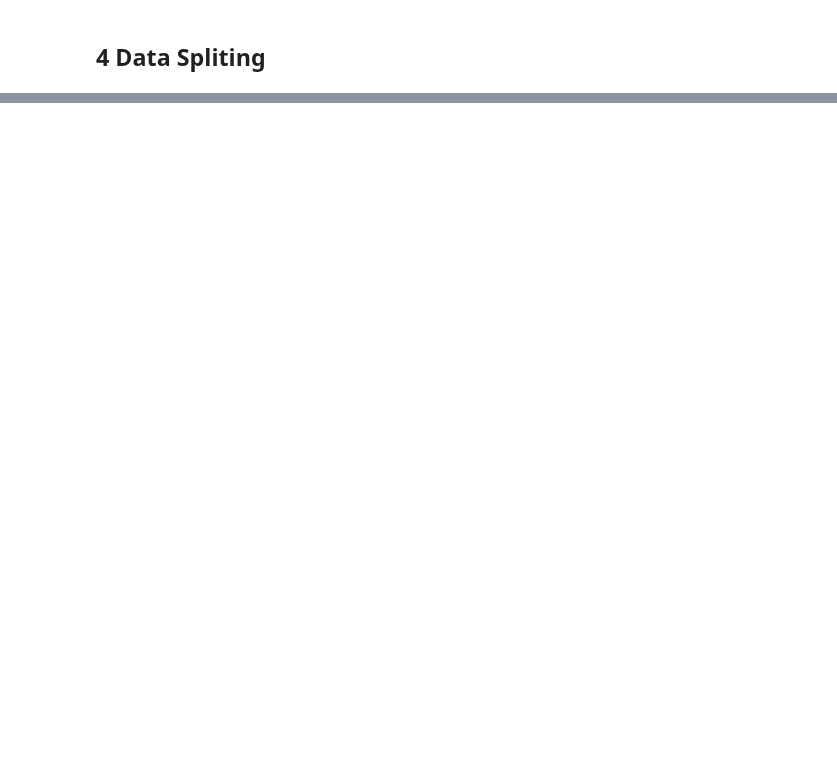
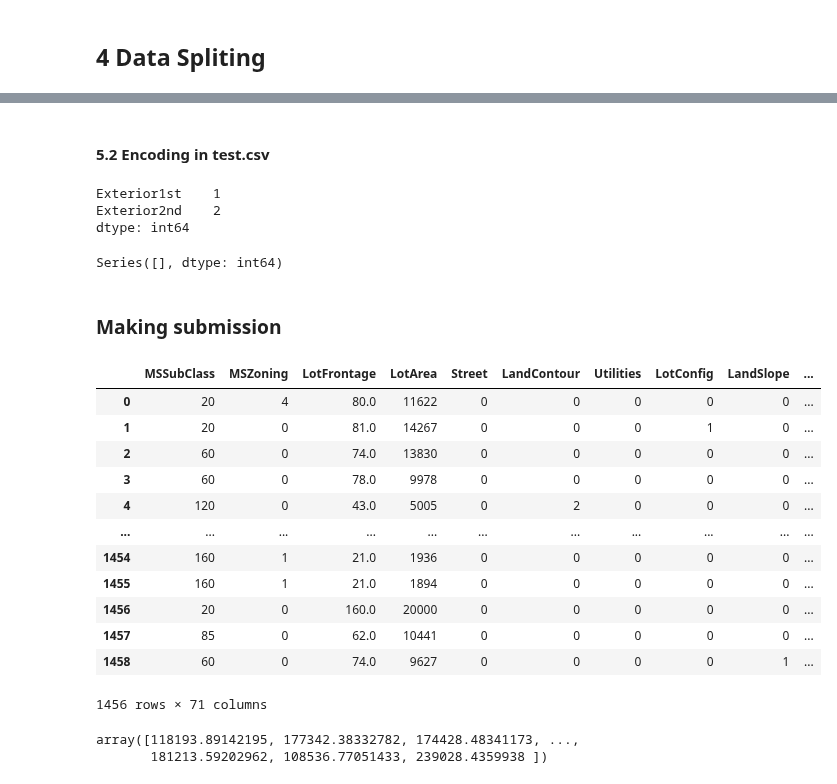
Before and after one commit to VishalyGinny/Data-Science-Projects, a Jupyter notebook: house-prices-advanced-regression-techniques/houseprice.ipynb, the cells around one changed output, grey strips where cells are left out. Drawn from its saved outputs; the diff is of its cells as text; code cells hidden in the pictures; blank space fills up the shorter version.

```diff
--- a/house-prices-advanced-regression-techniques/houseprice.ipynb
+++ b/house-prices-advanced-regression-techniques/houseprice.ipynb
@@ -1212,0 +644,3 @@ print(y_pred)
+# %%
+# drop the columns that were dropped to train the model
+submission_data = submission_data.drop(['Alley', 'FireplaceQu', 'PoolQC', 'Fence', 'MiscFeature', 'MasVnrType', 'CentralAir', 'LotShape'], axis=1)
@@ -1212,0 +689,20 @@ print(y_pred)
+# %%
+# impute the missing in the categorical columns with the mode
+submission_data['MSZoning'] = submission_data['MSZoning'].fillna(submission_data['MSZoning'].mode()[0])
+submission_data['Utilities'] = submission_data['Utilities'].fillna(submission_data['Utilities'].mode()[0])
+submission_data['Exterior1st'] = submission_data['Exterior1st'].fillna(submission_data['Exterior1st'].mode()[0])
+submission_data['Exterior2nd'] = submission_data['Exterior2nd'].fillna(submission_data['Exterior2nd'].mode()[0])
+submission_data['KitchenQual'] = submission_data['KitchenQual'].fillna(submission_data['KitchenQual'].mode()[0])
+submission_data['BsmtQual'] = submission_data['BsmtQual'].fillna(submission_data['BsmtQual'].mode()[0])
+submission_data['BsmtCond'] = submission_data['BsmtCond'].fillna(submission_data['BsmtCond'].mode()[0])
+submission_data['BsmtExposure'] = submission_data['BsmtExposure'].fillna(submission_data['BsmtExposure'].mode()[0])
+submission_data['BsmtFinType1'] = submission_data['BsmtFinType1'].fillna(submission_data['BsmtFinType1'].mode()[0])
+submission_data['BsmtFinType2'] = submission_data['BsmtFinType2'].fillna(submission_data['BsmtFinType2'].mode()[0])
+submission_data['KitchenQual'] = submission_data['KitchenQual'].fillna(submission_data['KitchenQual'].mode()[0])
+submission_data['Functional'] = submission_data['Functional'].fillna(submission_data['Functional'].mode())
+submission_data['GarageType'] = submission_data['GarageType'].fillna(submission_data['GarageType'].mode()[0])
+submission_data['GarageFinish'] = submission_data['GarageFinish'].fillna(submission_data['GarageFinish'].mode()[0])
+submission_data['GarageQual'] = submission_data['GarageQual'].fillna(submission_data['GarageQual'].mode()[0])
+submission_data['GarageCond'] = submission_data['GarageCond'].fillna(submission_data['GarageCond'].mode()[0])
+submission_data['SaleType'] = submission_data['SaleType'].fillna(submission_data['SaleType'].mode()[0])
+submission_data['Functional'] = submission_data['Functional'].fillna(submission_data['Functional'].mode()[0])
@@ -1212,0 +730,13 @@ print(y_pred)
+# %%
+# impute the missing in the numerical columns with the mean
+submission_data['LotFrontage'] = submission_data['LotFrontage'].fillna(submission_data['LotFrontage'].mean())
+submission_data['MasVnrArea'] = submission_data['MasVnrArea'].fillna(submission_data['MasVnrArea'].mean())
+submission_data['BsmtFinSF1'] = submission_data['BsmtFinSF1'].fillna(submission_data['BsmtFinSF1'].mean())
+submission_data['BsmtFinSF2'] = submission_data['BsmtFinSF2'].fillna(submission_data['BsmtFinSF2'].mean())
+submission_data['BsmtUnfSF'] = submission_data['BsmtUnfSF'].fillna(submission_data['BsmtUnfSF'].mean())
+submission_data['TotalBsmtSF'] = submission_data['TotalBsmtSF'].fillna(submission_data['TotalBsmtSF'].mean())
+submission_data['BsmtFullBath'] = submission_data['BsmtFullBath'].fillna(submission_data['BsmtFullBath'].mean())
+submission_data['BsmtHalfBath'] = submission_data['BsmtHalfBath'].fillna(submission_data['BsmtHalfBath'].mean())
+submission_data['GarageYrBlt'] = submission_data['GarageYrBlt'].fillna(submission_data['GarageYrBlt'].mean())
+submission_data['GarageCars'] = submission_data['GarageCars'].fillna(submission_data['GarageCars'].mean())
+submission_data['GarageArea'] = submission_data['GarageArea'].fillna(submission_data['GarageArea'].mean())
@@ -1212,0 +769,2 @@ print(y_pred)
+# %% [markdown]
+#### 5.2 Encoding in test.csv
@@ -1212,0 +820,40 @@ print(y_pred)
+# %%
+# show the records with nan values
+submission_data.isna().sum()[submission_data.isna().sum() > 0]
+# %% [output]
+Exterior1st    1
+Exterior2nd    2
+dtype: int64
+# %%
+# remove the rows with nan values
+submission_data = submission_data.dropna()
+submission_data.isna().sum()[submission_data.isna().sum() > 0]
+# %% [output]
+Series([], dtype: int64)
+# %% [markdown]
+### Making submission
+# %%
+# make a new variable X_submission
+X_submission = submission_data.drop(['Id'], axis=1)
+X_submission
+# %% [output]
+|  | MSSubClass | MSZoning | LotFrontage | LotArea | Street | LandContour | Utilities | LotConfig | LandSlope | ... |
+| 0 | 20 | 4 | 80.0 | 11622 | 0 | 0 | 0 | 0 | 0 | ... |
+| 1 | 20 | 0 | 81.0 | 14267 | 0 | 0 | 0 | 1 | 0 | ... |
+| 2 | 60 | 0 | 74.0 | 13830 | 0 | 0 | 0 | 0 | 0 | ... |
+| 3 | 60 | 0 | 78.0 | 9978 | 0 | 0 | 0 | 0 | 0 | ... |
+| 4 | 120 | 0 | 43.0 | 5005 | 0 | 2 | 0 | 0 | 0 | ... |
+| ... | ... | ... | ... | ... | ... | ... | ... | ... | ... | ... |
+| 1454 | 160 | 1 | 21.0 | 1936 | 0 | 0 | 0 | 0 | 0 | ... |
+| 1455 | 160 | 1 | 21.0 | 1894 | 0 | 0 | 0 | 0 | 0 | ... |
+| 1456 | 20 | 0 | 160.0 | 20000 | 0 | 0 | 0 | 0 | 0 | ... |
+| 1457 | 85 | 0 | 62.0 | 10441 | 0 | 0 | 0 | 0 | 0 | ... |
+| 1458 | 60 | 0 | 74.0 | 9627 | 0 | 0 | 0 | 0 | 1 | ... |
+1456 rows × 71 columns
+# %%
+# make predictions
+Submission_y_pred = model.predict(X_submission)
+Submission_y_pred
+# %% [output]
+array([118193.89142195, 177342.38332782, 174428.48341173, ...,
+       181213.59202962, 108536.77051433, 239028.4359938 ])
```
Also changed, not shown: parts of 133 cells of this notebook, 2 other files.
